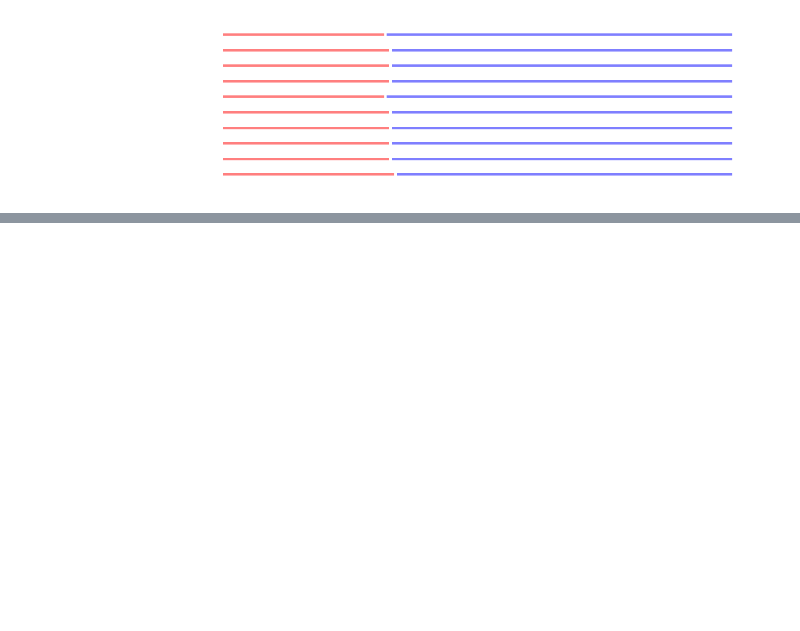
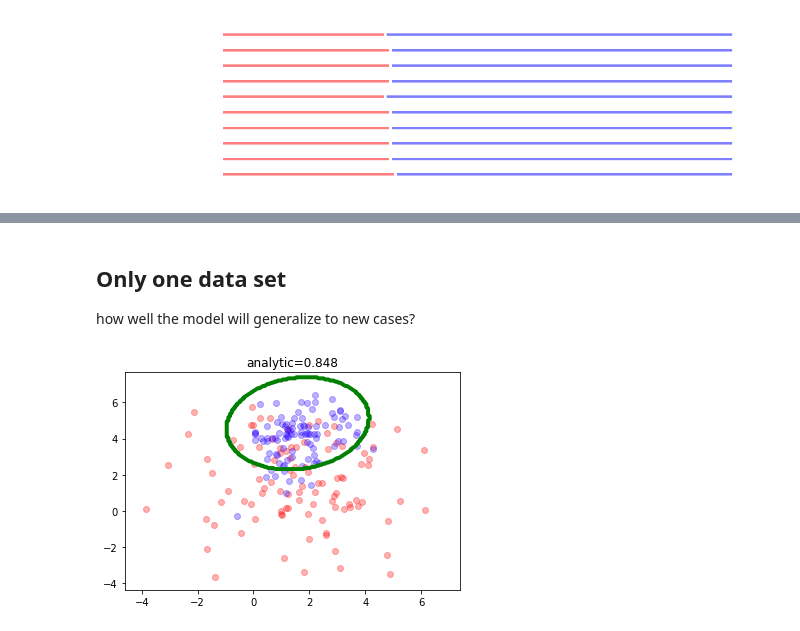
Before and after one commit to sivico26/ML-biocomp, a Jupyter notebook: notebooks/lectures/lect1-introduction.ipynb, the cells around one changed output, grey strips where cells are left out. Cells and saved outputs as stored; diff of their text form; code cells hidden in the pictures; blank space fills up the shorter version.

```diff
--- a/notebooks/lectures/lect1-introduction.ipynb
+++ b/notebooks/lectures/lect1-introduction.ipynb
@@ -131,0 +187,12 @@ show_1D_dataset_samples(10000, d1, d2, dot_alpha=.001)
+# %% [markdown]
+## Only one data set
+how well the model will generalize to new cases?
+# %%
+dataset_size = 200
+mc = mlutils.Example_Bayes2DClassifier(mean0=[1.5, 1.5], cov0=[[4., 0.5], [0.1, 4.]],
+                                        mean1=[1.5,4.], cov1=[[1,0.5],[0.1,1.]])
+X,y = mc.sample(dataset_size)
+mlutils.plot_estimator_border(mc, n_samples=dataset_size, legend=False)
+analitic_score = mc.analytic_score()
+# %% [output]
+[figure, added]
```
Also changed, not shown: parts of 19 cells of this notebook, 3 other files.
